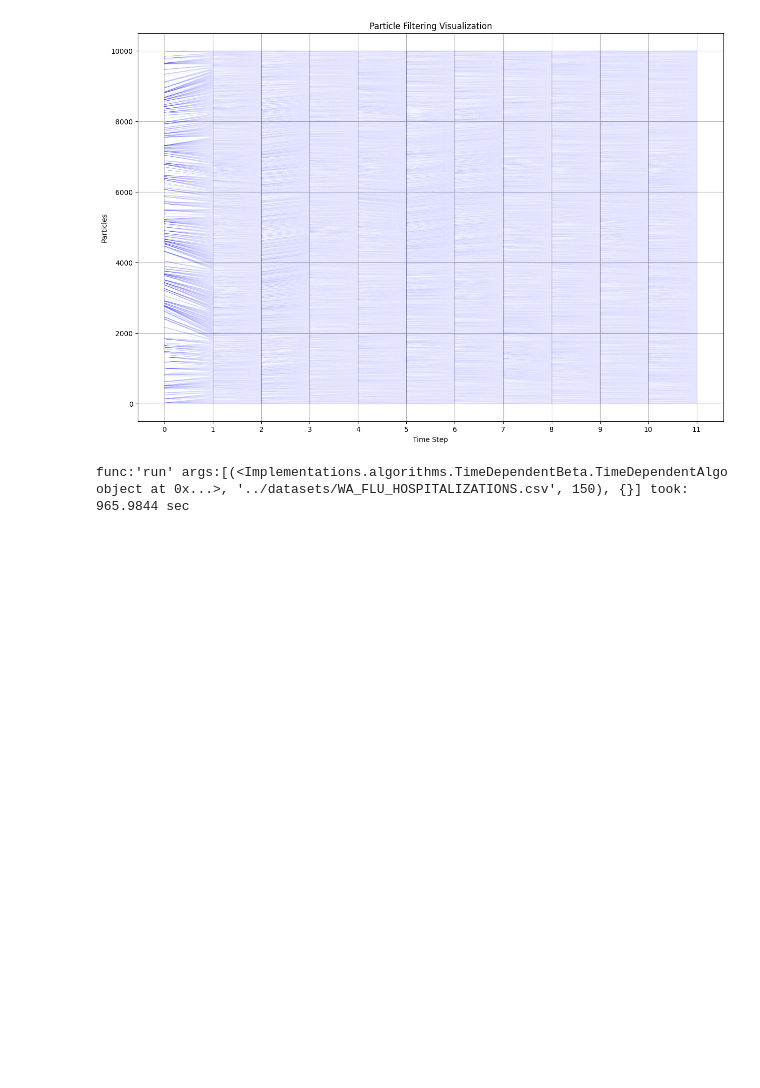
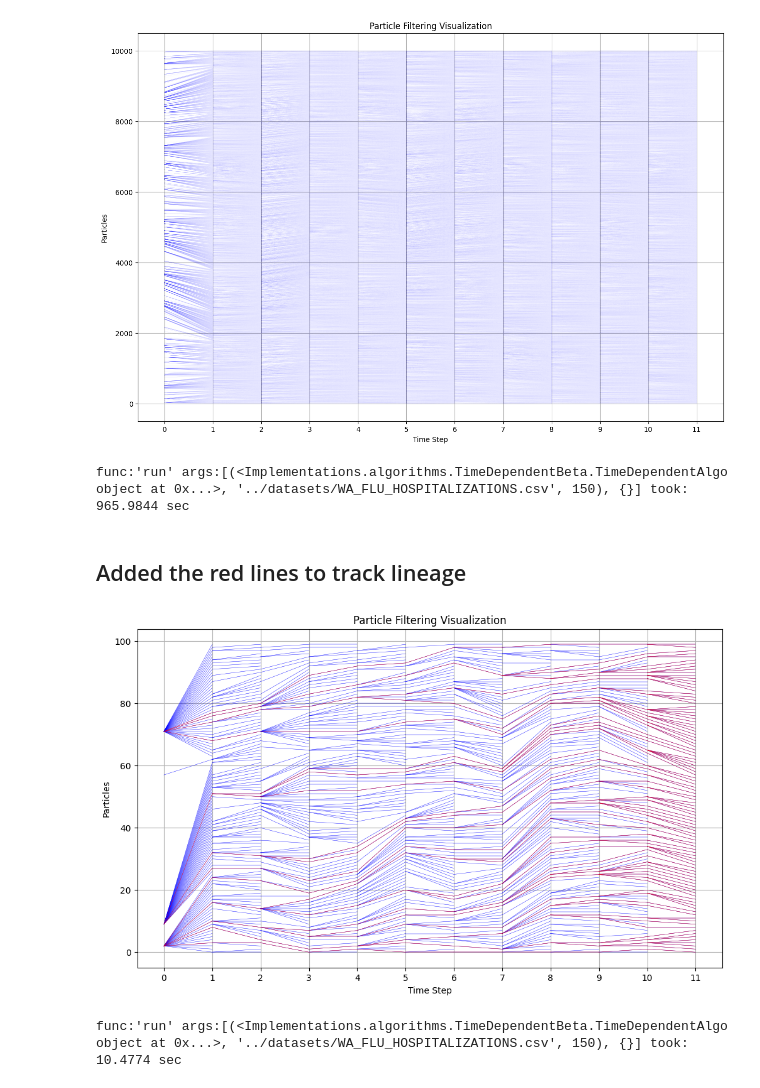
Before and after one commit to atiumcache/PF_forecast, a Jupyter notebook: juptyer notebooks/sankey_integrated.ipynb, the cells around one changed output. Saved outputs shown, nothing was run; the diff lists cells and outputs as text; code cells hidden in the pictures; blank space fills up the shorter version.

```diff
--- a/juptyer notebooks/sankey_integrated.ipynb
+++ b/juptyer notebooks/sankey_integrated.ipynb
@@ -220,3 +220,74 @@ Indices Length:  151
 Particle Count:  10000
 [figure]
 func:'run' args:[(<Implementations.algorithms.TimeDependentBeta.TimeDependentAlgo object at 0x...>, '../datasets/WA_FLU_HOSPITALIZATIONS.csv', 150), {}] took: 965.9844 sec
+# %% [markdown]
+## Added the red lines to track lineage
+# %%
+'''Entry point for the particle filtering code '''
+
+import sys
+sys.path.append('../')
+import numpy as np
+
+from Implementations.algorithms.TimeDependentBeta import TimeDependentAlgo
+from Implementations.resamplers.resamplers import PoissonResample,NBinomResample
+from Implementations.solvers.DeterministicSolvers import LSODACalvettiSolver,LSODASolver,LSODASolverSEIARHD
+from Implementations.perturbers.perturbers import MultivariatePerturbations
+from utilities.Utils import Context,ESTIMATION
+from functools import partial
+
+
+'''Algorithm object encapsulating all the requirements
+
+The integrator is an object which runs the t->t+1 propagation of the particles, primarily using the LSODA
+integrator built in to scipy.integrate(solve_ivp)
+
+The perturb object performs multivariate perturbations on the state variables and the estimated variables
+
+The resampler computes the weights and resamples based on a known algorithm(multinomial,systematic,residual)
+
+
+
+'''
+algo = TimeDependentAlgo(integrator = LSODASolver(),
+                        perturb = MultivariatePerturbations(hyper_params={"h":0.5,"sigma1":0.05,"sigma2":0.1}),
+                        resampler = NBinomResample(),
+                        ctx=Context(sankey_indices = [],
+                                    population=7_700_000,
+                                    state_size = 4,
+                                    prior_weights=np.zeros(1000),
+                                    pos_weights = np.zeros(1000),
+                                    weight_ratio=np.ones(1000),
+                                    seed_loc=[1],
+                                    seed_size=0.005,
+                                    forward_estimation=1,
+                                    rng=np.random.default_rng(),
+                                    particle_count=100,
+                                    run_sankey=True))
+
+algo.initialize(params={
+"beta":ESTIMATION.VARIABLE,
+"gamma":0.06,
+"mu":0.004,
+"q":0.1,
+"eta":1/7,
+"std":10,
+"R":50,
+"hosp":ESTIMATION.STATIC,
+"L":90,
+"D":10,
+}
+,priors={"beta":partial(algo.ctx.rng.uniform,0.1,0.6),
+          "gamma":partial(algo.ctx.rng.uniform,0,1/7),
+          "eta":partial(algo.ctx.rng.uniform,1/15,1/3),
+          "hosp":partial(algo.ctx.rng.uniform,5,20),
+          "D":partial(algo.ctx.rng.uniform,0,20)
+          })
+
+'''Runs the PF over the specified data set for the specified length of time'''
+
+#algo.print_particles()
+algo.run(f'../datasets/WA_FLU_HOSPITALIZATIONS.csv',150)
+# %% [output]
+[figure, added]
+func:'run' args:[(<Implementations.algorithms.TimeDependentBeta.TimeDependentAlgo object at 0x...>, '../datasets/WA_FLU_HOSPITALIZATIONS.csv', 150), {}] took: 10.4774 sec
```
Also changed, not shown: parts of 2 cells of this notebook, 9 other files.
